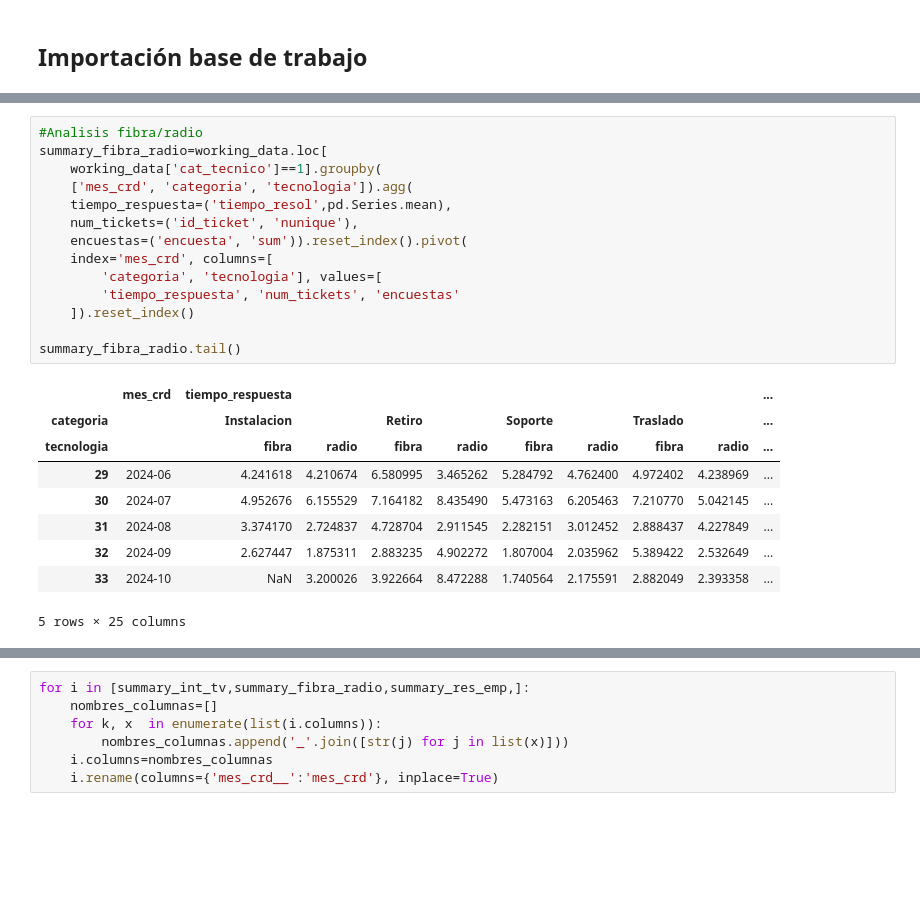
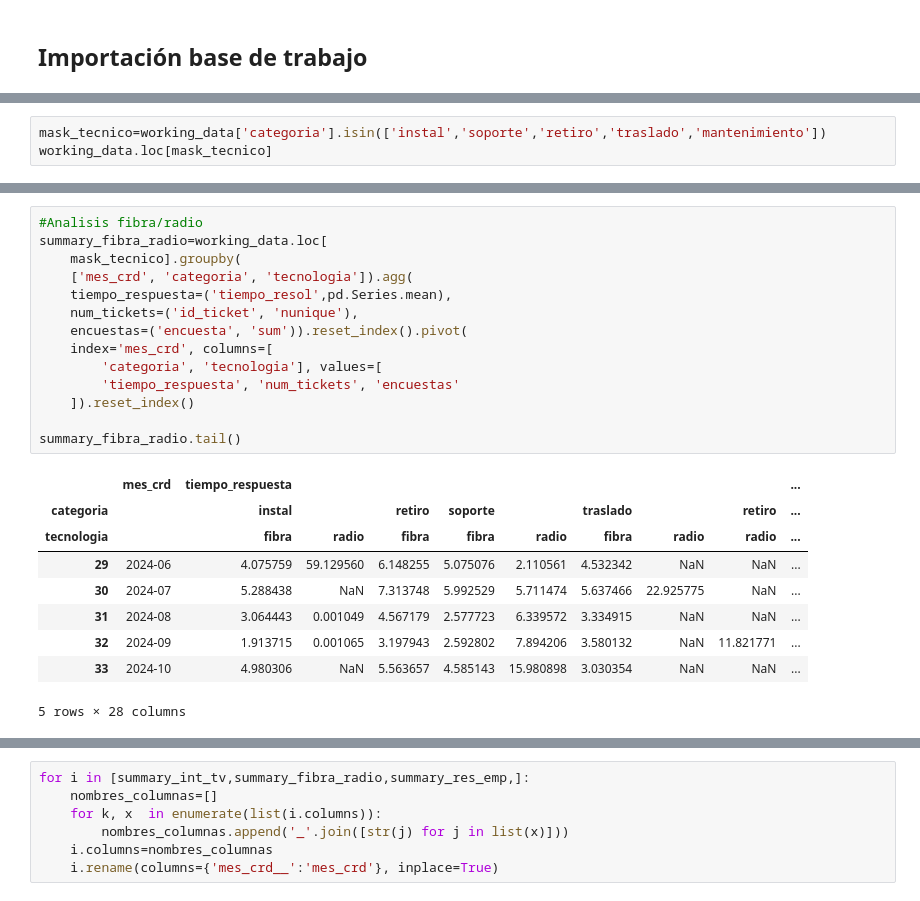
Before and after one commit to juliandiazparra/reduc_serv_times, a Jupyter notebook: 2. setup_working_summary_mes.ipynb, the cells around one changed output, grey strips where cells are left out. Drawn from its saved outputs; the diff is of its cells as text; blank space fills up the shorter version.

```diff
--- a/2. setup_working_summary_mes.ipynb
+++ b/2. setup_working_summary_mes.ipynb
@@ -71,0 +77,3 @@ working_data.loc[working_data['cat_tecnico']==1].groupby('mes_crd','radio','cate
+# %%
+mask_tecnico=working_data['categoria'].isin(['instal','soporte','retiro','traslado','mantenimiento'])
+working_data.loc[mask_tecnico]
@@ -138,26 +160,26 @@ summary_int_tv.tail(10)
 # %%
 #Analisis fibra/radio
 summary_fibra_radio=working_data.loc[
-    working_data['cat_tecnico']==1].groupby(
+    mask_tecnico].groupby(
     ['mes_crd', 'categoria', 'tecnologia']).agg(
     tiempo_respuesta=('tiempo_resol',pd.Series.mean),
     num_tickets=('id_ticket', 'nunique'),
     encuestas=('encuesta', 'sum')).reset_index().pivot(
     index='mes_crd', columns=[
         'categoria', 'tecnologia'], values=[
         'tiempo_respuesta', 'num_tickets', 'encuestas'
     ]).reset_index()
 
 summary_fibra_radio.tail()
 # %% [output]
 |  | mes_crd | tiempo_respuesta |  |  |  |  |  |  |  | ... |
-| categoria |  | Instalacion |  | Retiro |  | Soporte |  | Traslado |  | ... |
-| tecnologia |  | fibra | radio | fibra | radio | fibra | radio | fibra | radio | ... |
-| 29 | 2024-06 | 4.241618 | 4.210674 | 6.580995 | 3.465262 | 5.284792 | 4.762400 | 4.972402 | 4.238969 | ... |
-| 30 | 2024-07 | 4.952676 | 6.155529 | 7.164182 | 8.435490 | 5.473163 | 6.205463 | 7.210770 | 5.042145 | ... |
-| 31 | 2024-08 | 3.374170 | 2.724837 | 4.728704 | 2.911545 | 2.282151 | 3.012452 | 2.888437 | 4.227849 | ... |
-| 32 | 2024-09 | 2.627447 | 1.875311 | 2.883235 | 4.902272 | 1.807004 | 2.035962 | 5.389422 | 2.532649 | ... |
-| 33 | 2024-10 | NaN | 3.200026 | 3.922664 | 8.472288 | 1.740564 | 2.175591 | 2.882049 | 2.393358 | ... |
+| categoria |  | instal |  | retiro | soporte |  | traslado |  | retiro | ... |
+| tecnologia |  | fibra | radio | fibra | fibra | radio | fibra | radio | radio | ... |
+| 29 | 2024-06 | 4.075759 | 59.129560 | 6.148255 | 5.075076 | 2.110561 | 4.532342 | NaN | NaN | ... |
+| 30 | 2024-07 | 5.288438 | NaN | 7.313748 | 5.992529 | 5.711474 | 5.637466 | 22.925775 | NaN | ... |
+| 31 | 2024-08 | 3.064443 | 0.001049 | 4.567179 | 2.577723 | 6.339572 | 3.334915 | NaN | NaN | ... |
+| 32 | 2024-09 | 1.913715 | 0.001065 | 3.197943 | 2.592802 | 7.894206 | 3.580132 | NaN | 11.821771 | ... |
+| 33 | 2024-10 | 4.980306 | NaN | 5.563657 | 4.585143 | 15.980898 | 3.030354 | NaN | NaN | ... |
-5 rows × 25 columns
+5 rows × 28 columns
 # %%
 summary_encuesta_cat=working_data.loc[
```
Also changed, not shown: parts of 9 cells of this notebook.
